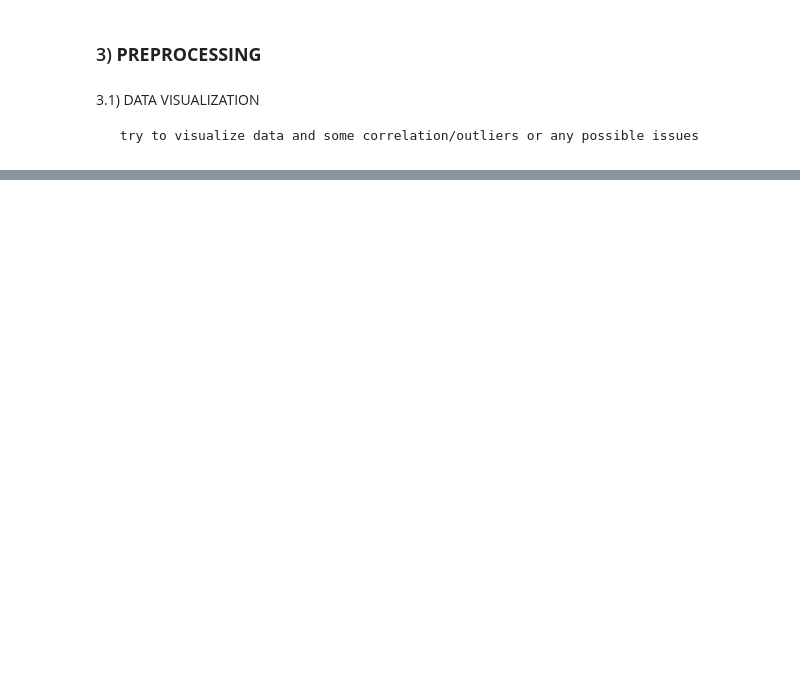
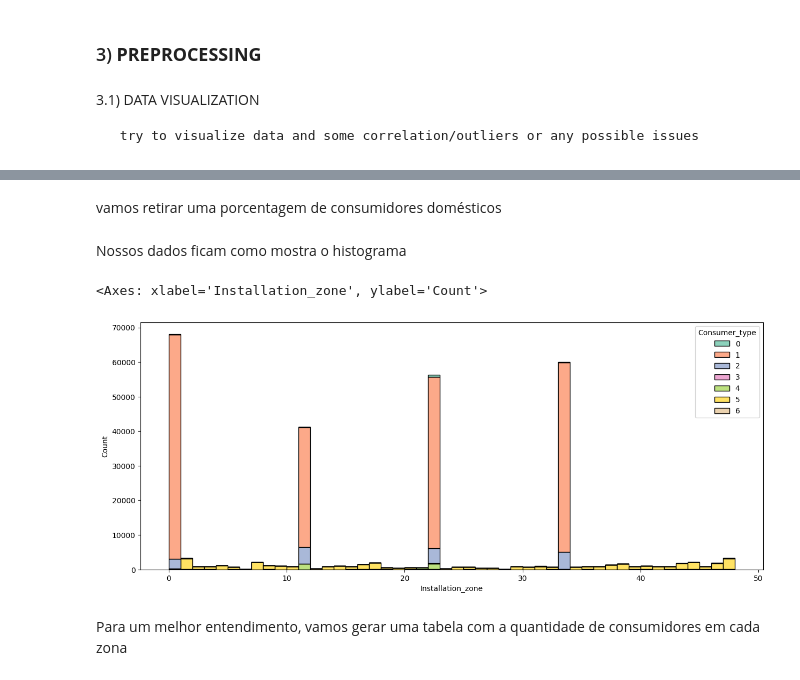
Before and after one commit to marcofranceschini015/Classification-of-water-consumption-types, a Jupyter notebook: Classification_of_Water_Consumption_Types.ipynb, the cells around one changed output, grey strips where cells are left out. Saved outputs shown, nothing was run; the diff lists cells and outputs as text; code cells hidden in the pictures; blank space fills up the shorter version.

Commit message:
GAN2 tests

```diff
--- a/Classification_of_Water_Consumption_Types.ipynb
+++ b/Classification_of_Water_Consumption_Types.ipynb
@@ -42,8 +59,8 @@ Read data file uploaded to this google colab
 # import csv in dataframe
 ###########################
 
-train = pd.read_csv("dataset-train.csv")
-test = pd.read_csv("dataset-competition.csv")
+train = pd.read_csv("train_without_outliers.csv")
+test = pd.read_csv("competition.csv")
 # %% [markdown]
 ### 3) **PREPROCESSING**
 # %% [markdown]
@@ -107,10 +93,0 @@ ValueError: ignored
-# %%
-train_outliers = train['Consumption'] > 3000
-
-# remove outliers
-train.drop(train[train_outliers].index,inplace=True)
-train.head()
-
-# plot new
-plt.figure(figsize=(15, 6))
-fig = sns.scatterplot(data=train, x='Installation_zone',y='Consumption')
@@ -118,0 +120,7 @@ KeyError: ignored
+# %%
+columns = ["Consumer_type","Consumer_number","Installation_zone"]
+for feature in columns:
+  le = LabelEncoder()
+  train[feature] = le.fit_transform(train[feature])
+
+train.head()
@@ -118,0 +150,2 @@ KeyError: ignored
+# %% [markdown]
+vamos retirar uma porcentagem de consumidores domésticos
@@ -118,0 +197,10 @@ KeyError: ignored
+# %% [markdown]
+Nossos dados ficam como mostra o histograma
+# %%
+plt.figure(figsize = (15, 6))
+sns.histplot(data = train, x='Installation_zone',hue='Consumer_type',multiple="stack",palette='Set2')
+# %% [output]
+<Axes: xlabel='Installation_zone', ylabel='Count'>
+[figure, added]
+# %% [markdown]
+Para um melhor entendimento, vamos gerar uma tabela com a quantidade de consumidores em cada zona
```
Also changed, not shown: parts of 34 cells of this notebook, 7 other files.
